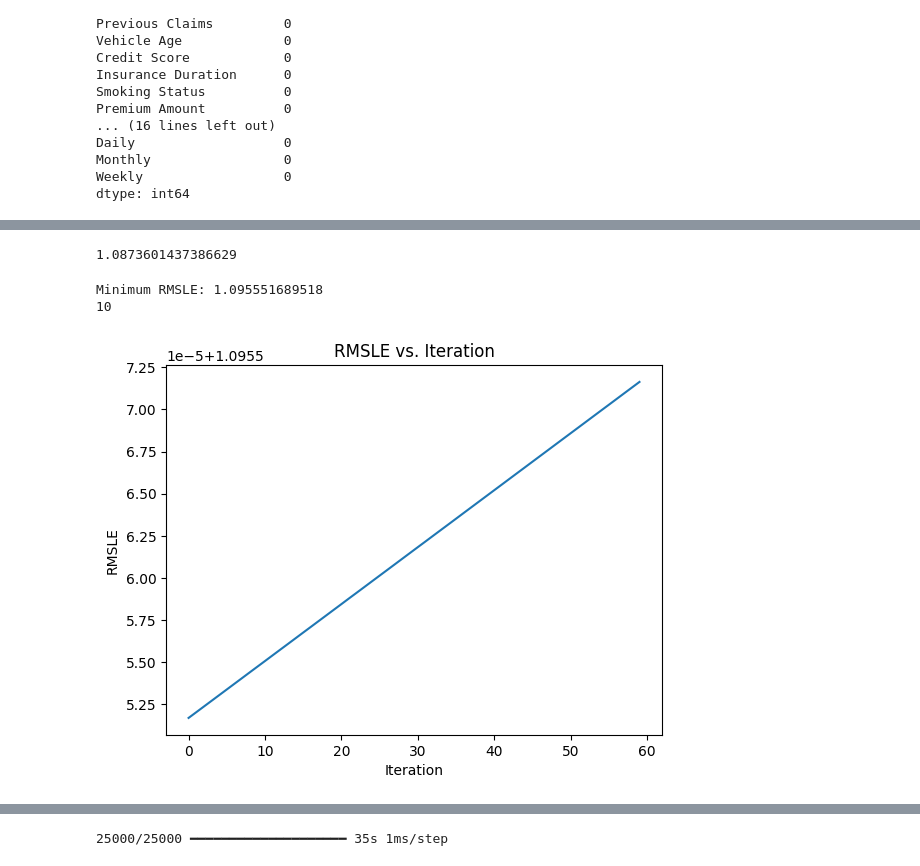
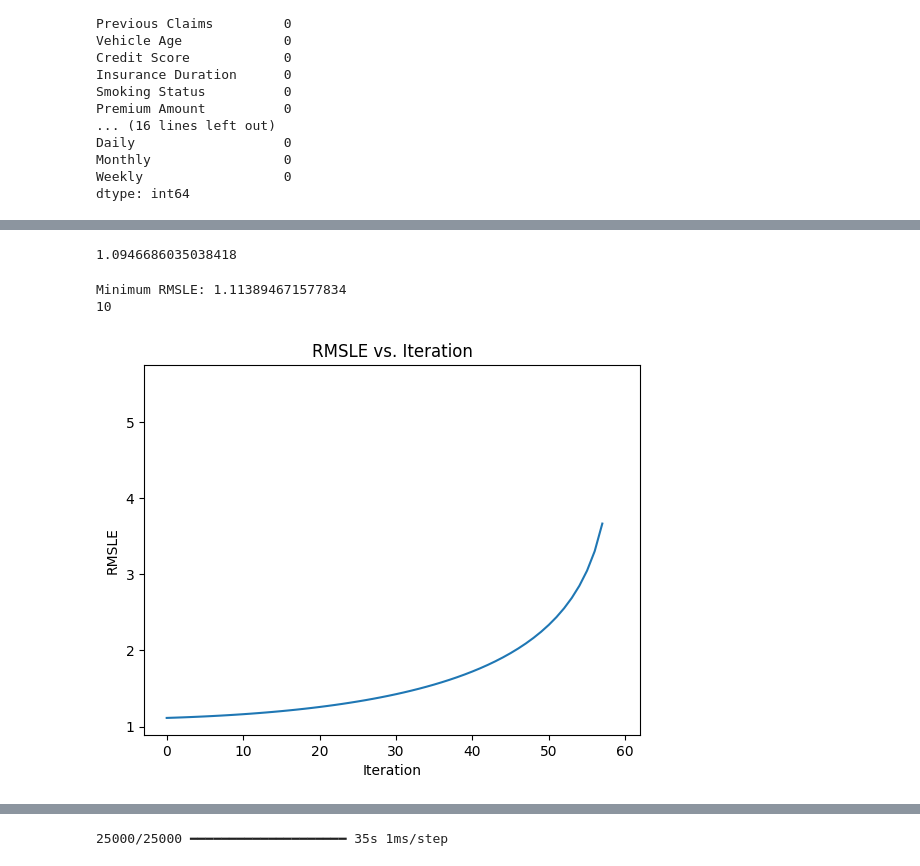
Before and after one commit to yash-meshram/Insurance-Premium, a Jupyter notebook: insurance-premium.ipynb, the cells around one changed output, grey strips where cells are left out. Cells and saved outputs as stored; diff of their text form; code cells hidden in the pictures.

```diff
--- a/insurance-premium.ipynb
+++ b/insurance-premium.ipynb
@@ -406,3 +468,0 @@ x = df.drop(['Premium Amount'], axis = 1)
-# %%
-for column in x.columns:
-    x[column] = x[column]  / x[column].abs().max()
@@ -440,12 +509,12 @@ model5 = xg.XGBRegressor(
 NN_model = Sequential()
 
 # The Input Layer :
-NN_model.add(Dense(300, kernel_initializer='normal',input_dim = x.shape[1], activation='relu'))
+NN_model.add(Dense(300, kernel_initializer='normal',input_dim = 1, activation='relu'))
 
 # The Hidden Layers :
 NN_model.add(Dense(256, kernel_initializer='normal',activation='relu'))
-NN_model.add(Dense(128, kernel_initializer='normal',activation='relu'))
-NN_model.add(Dense(128, kernel_initializer='normal',activation='relu'))
+NN_model.add(Dense(256, kernel_initializer='normal',activation='relu'))
+NN_model.add(Dense(256, kernel_initializer='normal',activation='relu'))
 
 
 # The Output Layer :
@@ -474,0 +568,12 @@ Model: "sequential_7"
+# %%
+y_pred_array = []
+model = NN_model
+
+for parameter in x.columns:
+    x1 = df[parameter].values.reshape(-1, 1)
+    x_train, x_test, y_train, y_test = train_test_split(x1, y, test_size = 0.2, random_state = 1)
+    model.fit(x_train, y_train)
+    y_pred = model.predict(x_test).round(3)
+    y_pred_array.append(y_pred)
+
+y_pred_array
@@ -483,6 +625,6 @@ x = model3.fit_transform(x)
 # model = model1
 # model.fit(model3.fit(model3.fit_transform(x_train)), y_train)
 
-model = NN_model
-model.fit(x_train, y_train)
+model = model1
+model.fit(x_train , y_train)
 # %% [output]
@@ -542,40 +707,40 @@ y_pred
 # %%
 y_pred/y_pred.max()
 # %%
-rmsle(y_pred*4999-600, y_test*4999)
+rmsle(y_pred - 370, y_test)
 # %% [output]
-1.0873601437386629
+1.0946686035038418
 # %%
 import matplotlib.pyplot as plt
 
 list_ = []
 min_ = 0  # Rename variable to avoid overwriting Python's built-in `min`
 a = 0
 
 # Loop through the range
 for i in range(10, 601, 10):
-    current_rmsle = rmsle(y_pred * 4999 - i, y_test * 4999)  # Calculate RMSLE
+    current_rmsle = rmsle(y_pred - i, y_test)  # Calculate RMSLE
     list_.append(current_rmsle)  # Append current RMSLE to the list
 
     # Check if this RMSLE is smaller than the current minimum
     if len(list_) == 1 or current_rmsle < list_[min_]:
         min_ = len(list_) - 1  # Update `min_` to the index of the smallest value
         a = i
 
 # Output the minimum RMSLE
 print("Minimum RMSLE:", list_[min_])
 print(a)
 
 # Plot the list of RMSLE values
 plt.plot(list_)
 plt.xlabel("Iteration")
 plt.ylabel("RMSLE")
 plt.title("RMSLE vs. Iteration")
 plt.show()
 # %% [output]
-Minimum RMSLE: 1.095551689518
+Minimum RMSLE: 1.113894671577834
 10
-[figure, old version]
+[figure, new version]
 # %%
 1.0791089458874077
 # %%
```
Also changed, not shown: parts of 28 cells of this notebook.
